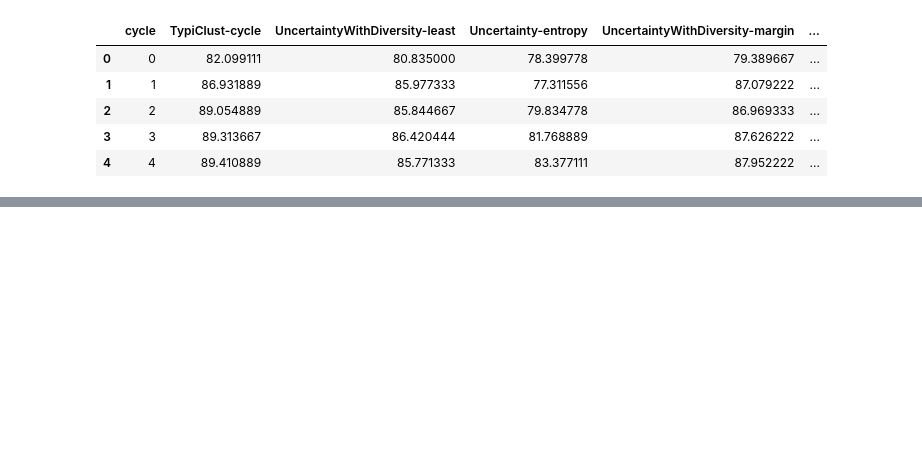
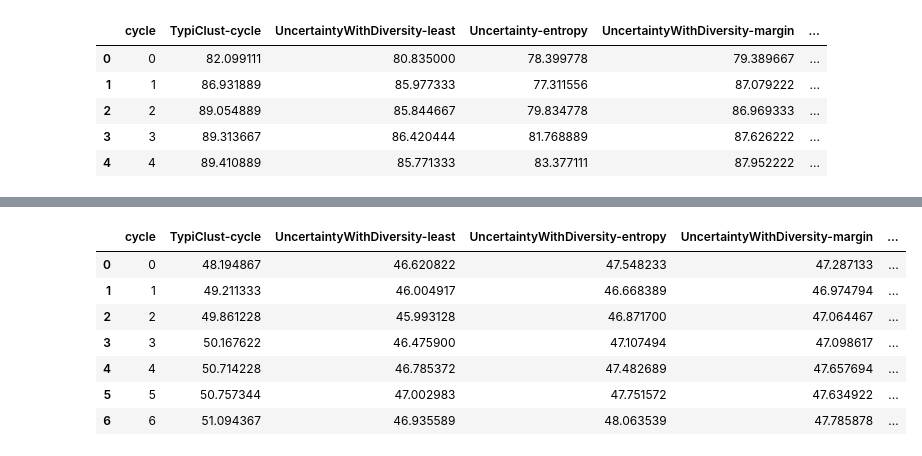
Before and after one commit to samueljacsev/TSCIL-AL, a Jupyter notebook: result/process_accs.ipynb, the cells around one changed output, grey strips where cells are left out. Drawn from its saved outputs; the diff is of its cells as text; code cells hidden in the pictures; blank space fills up the shorter version.

```diff
--- a/result/process_accs.ipynb
+++ b/result/process_accs.ipynb
@@ -38,8 +38,8 @@ def calculate_average_forgetting(df):
     return forgetting_values
 # %%
 # define the filtes to be used
-data_filter = ['uwave'] # 'uwave', 'har'
-cycles_filter = ['5'] # 5, 10
+data_filter = ['wisdm'] # 'uwave', 'har'
+cycles_filter = ['7'] # 5, 10
 # %%
 filtered_files = []
 for foldername in data_filter:
@@ -134,0 +159,11 @@ calc_accuracy_cycle_means('har_scores', budget='5', total='200')
+# %%
+calc_accuracy_cycle_means('wisdm_scores', budget='7', total='20')
+# %% [output]
+|  | cycle | TypiClust-cycle | UncertaintyWithDiversity-least | UncertaintyWithDiversity-entropy | UncertaintyWithDiversity-margin | ... |
+| 0 | 0 | 48.194867 | 46.620822 | 47.548233 | 47.287133 | ... |
+| 1 | 1 | 49.211333 | 46.004917 | 46.668389 | 46.974794 | ... |
+| 2 | 2 | 49.861228 | 45.993128 | 46.871700 | 47.064467 | ... |
+| 3 | 3 | 50.167622 | 46.475900 | 47.107494 | 47.098617 | ... |
+| 4 | 4 | 50.714228 | 46.785372 | 47.482689 | 47.657694 | ... |
+| 5 | 5 | 50.757344 | 47.002983 | 47.751572 | 47.634922 | ... |
+| 6 | 6 | 51.094367 | 46.935589 | 48.063539 | 47.785878 | ... |
```
Also changed, not shown: parts of 11 cells of this notebook.
